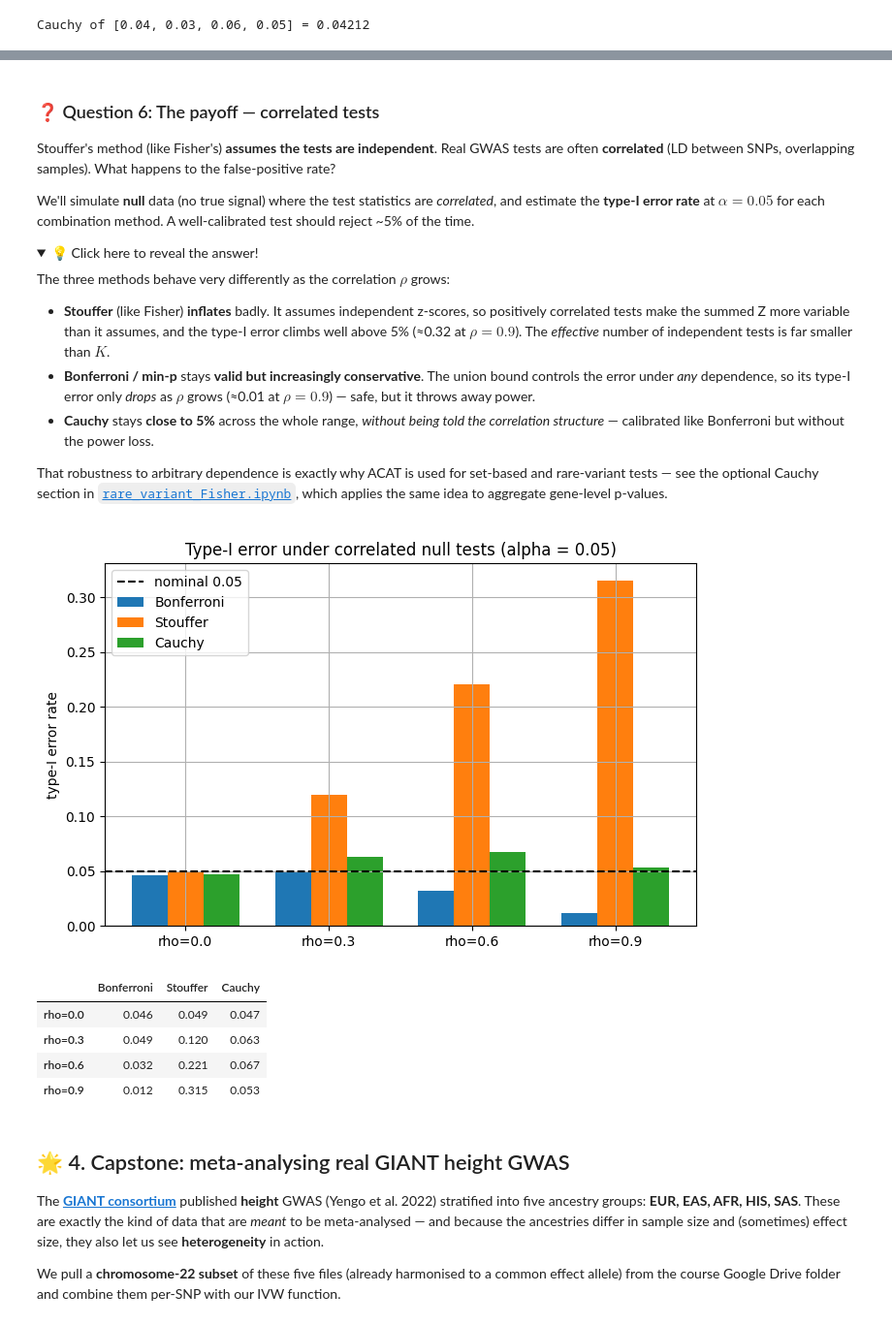
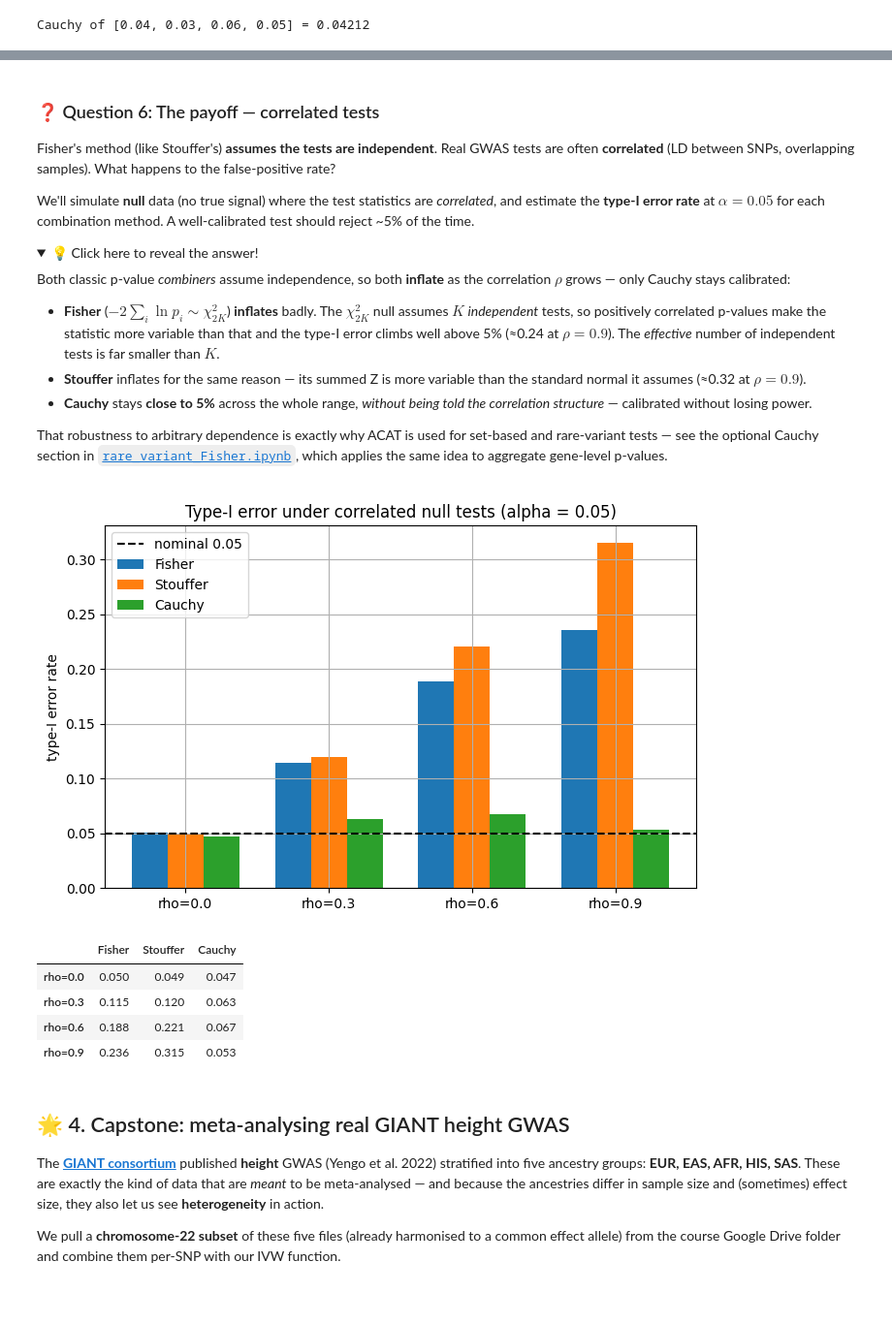
Before and after one commit to astheeggeggs/testing_colab, a Jupyter notebook: solutions/meta_analysis_Practical_ANSWERS.ipynb, the cells around one changed output, grey strips where cells are left out. Shown at 97% size. Cells and saved outputs as stored; diff of their text form; code cells hidden in the pictures; folded sections open; blank space fills up the shorter version.

```diff
--- a/solutions/meta_analysis_Practical_ANSWERS.ipynb
+++ b/solutions/meta_analysis_Practical_ANSWERS.ipynb
@@ -279,7 +279,7 @@ plt.xlabel("p"); plt.ylabel("transform value")
 plt.title("A small p-value dominates the Cauchy statistic")
 plt.legend(); plt.tight_layout(); plt.show()
 
-# (b) toy examples: Cauchy vs Bonferroni/min-p
+# (b) toy examples: how Cauchy vs Stouffer react to one strong signal
 examples = {
     "one strong + noise": [1e-5, 0.6, 0.4, 0.8, 0.5],
     "several moderate":    [0.03, 0.04, 0.02, 0.05, 0.06],
@@ -290,8 +290,6 @@ for name, ps in examples.items():
     ps = np.array(ps)
     rows.append({
         "example": name,
-        "min p": ps.min(),
-        "Bonferroni (min*K)": min(1.0, ps.min()*len(ps)),
         "Cauchy": cauchy_combination(ps),
         "Stouffer": stouffer(ps),
     })
@@ -306,18 +304,18 @@ pd.DataFrame(rows).set_index("example").round(5)
 # %% [markdown]
 ### ❓ Question 6: The payoff — correlated tests
 
-Stouffer's method (like Fisher's) **assumes the tests are independent**. Real GWAS tests are often **correlated** (LD between SNPs, overlapping samples). What happens to the false-positive rate?
+Fisher's method (like Stouffer's) **assumes the tests are independent**. Real GWAS tests are often **correlated** (LD between SNPs, overlapping samples). What happens to the false-positive rate?
 
 We'll simulate **null** data (no true signal) where the test statistics are *correlated*, and estimate the **type-I error rate** at $\alpha = 0.05$ for each combination method. A well-calibrated test should reject ~5% of the time.
 
 <details>
 <summary>💡 Click here to reveal the answer!</summary>
 
-The three methods behave very differently as the correlation $\rho$ grows:
+Both classic p-value *combiners* assume independence, so both **inflate** as the correlation $\rho$ grows — only Cauchy stays calibrated:
 
-- **Stouffer** (like Fisher) **inflates** badly. It assumes independent z-scores, so positively correlated tests make the summed Z more variable than it assumes, and the type-I error climbs well above 5% (≈0.32 at $\rho=0.9$). The *effective* number of independent tests is far smaller than $K$.
-- **Bonferroni / min-p** stays **valid but increasingly conservative**. The union bound controls the error under *any* dependence, so its type-I error only *drops* as $\rho$ grows (≈0.01 at $\rho=0.9$) — safe, but it throws away power.
-- **Cauchy** stays **close to 5%** across the whole range, *without being told the correlation structure* — calibrated like Bonferroni but without the power loss.
+- **Fisher** ($-2\sum_i \ln p_i \sim \chi^2_{2K}$) **inflates** badly. The $\chi^2_{2K}$ null assumes $K$ *independent* tests, so positively correlated p-values make the statistic more variable than that and the type-I error climbs well above 5% (≈0.24 at $\rho=0.9$). The *effective* number of independent tests is far smaller than $K$.
+- **Stouffer** inflates for the same reason — its summed Z is more variable than the standard normal it assumes (≈0.32 at $\rho=0.9$).
+- **Cauchy** stays **close to 5%** across the whole range, *without being told the correlation structure* — calibrated without losing power.
 
 That robustness to arbitrary dependence is exactly why ACAT is used for set-based and rare-variant tests — see the optional Cauchy section in [`rare_variant_Fisher.ipynb`](https://colab.research.google.com/github/astheeggeggs/testing_colab/blob/main/rare_variant_Fisher.ipynb), which applies the same idea to aggregate gene-level p-values.
 
@@ -327,42 +325,47 @@ def correlated_null_pvalues(n_rep, K, rho, rng):
     # Make n_rep sets of K two-sided NULL p-values from equicorrelated N(0,1) z-scores.
     #   n_rep = number of simulated datasets,  K = tests per dataset,  rho = pairwise correlation
     cov = (1 - rho) * np.eye(K) + rho * np.ones((K, K))   # exchangeable correlation matrix
     L = np.linalg.cholesky(cov)                          # factor so that (z @ L.T) has covariance cov
     z = rng.standard_normal((n_rep, K)) @ L.T            # correlated standard-normal z-scores
     return 2 * stats.norm.sf(np.abs(z))                  # convert to two-sided p-values
 
+def fisher(p):
+    # Fisher's method: -2 * sum(log p) ~ chi-square with 2K df *under independence*.
+    p = np.asarray(p, float)
+    return stats.chi2.sf(-2.0 * np.sum(np.log(p)), df=2 * p.size)
+
 n_rep = 5000                                  # number of simulated null datasets per rho
 K = 20                                         # number of (correlated) tests to combine
 alpha = 0.05                                   # significance threshold (nominal type-I error rate)
 rhos = [0.0, 0.3, 0.6, 0.9]                    # pairwise correlations to sweep (0 = independent tests)
 
-results = {"Bonferroni": [], "Stouffer": [], "Cauchy": []}   # type-I error rate per method, per rho
+results = {"Fisher": [], "Stouffer": [], "Cauchy": []}   # type-I error rate per method, per rho
 for rho in rhos:                               # rho = current correlation level
     P = correlated_null_pvalues(n_rep, K, rho, rng)          # (n_rep, K) matrix of null p-values
     P = np.clip(P, 1e-15, 1 - 1e-15)                         # avoid exactly 0 or 1 (numerical safety)
-    bonf = np.minimum(1.0, P.min(axis=1) * K)               # Bonferroni combined p-value per dataset
+    fis  = np.array([fisher(row) for row in P])             # Fisher combined p-value per dataset
     stf  = np.array([stouffer(row) for row in P])           # Stouffer combined p-value per dataset
     cau  = np.array([cauchy_combination(row) for row in P]) # Cauchy combined p-value per dataset
-    results["Bonferroni"].append((bonf < alpha).mean())     # fraction of false rejections (type-I error)
+    results["Fisher"].append((fis < alpha).mean())          # fraction of false rejections (type-I error)
     results["Stouffer"].append((stf  < alpha).mean())
     results["Cauchy"].append((cau  < alpha).mean())
 
 x = np.arange(len(rhos)); width = 0.25         # bar positions and width for the grouped bar chart
 for i, (name, vals) in enumerate(results.items()):
     plt.bar(x + (i-1)*width, vals, width, label=name)
 plt.axhline(alpha, ls="--", color="k", label="nominal 0.05")
 plt.xticks(x, [f"rho={r}" for r in rhos]); plt.ylabel("type-I error rate")
 plt.title("Type-I error under correlated null tests (alpha = 0.05)")
 plt.legend(); plt.tight_layout(); plt.show()
 
 pd.DataFrame(results, index=[f"rho={r}" for r in rhos]).round(3)
 # %% [output]
-[figure, old version]
+[figure, new version]
-|  | Bonferroni | Stouffer | Cauchy |
-| rho=0.0 | 0.046 | 0.049 | 0.047 |
-| rho=0.3 | 0.049 | 0.120 | 0.063 |
-| rho=0.6 | 0.032 | 0.221 | 0.067 |
-| rho=0.9 | 0.012 | 0.315 | 0.053 |
+|  | Fisher | Stouffer | Cauchy |
+| rho=0.0 | 0.050 | 0.049 | 0.047 |
+| rho=0.3 | 0.115 | 0.120 | 0.063 |
+| rho=0.6 | 0.188 | 0.221 | 0.067 |
+| rho=0.9 | 0.236 | 0.315 | 0.053 |
 # %% [markdown]
 ## 🌟 4. Capstone: meta-analysing real GIANT height GWAS
 
```
Also changed, not shown: parts of 3 cells of this notebook, 2 other files.
